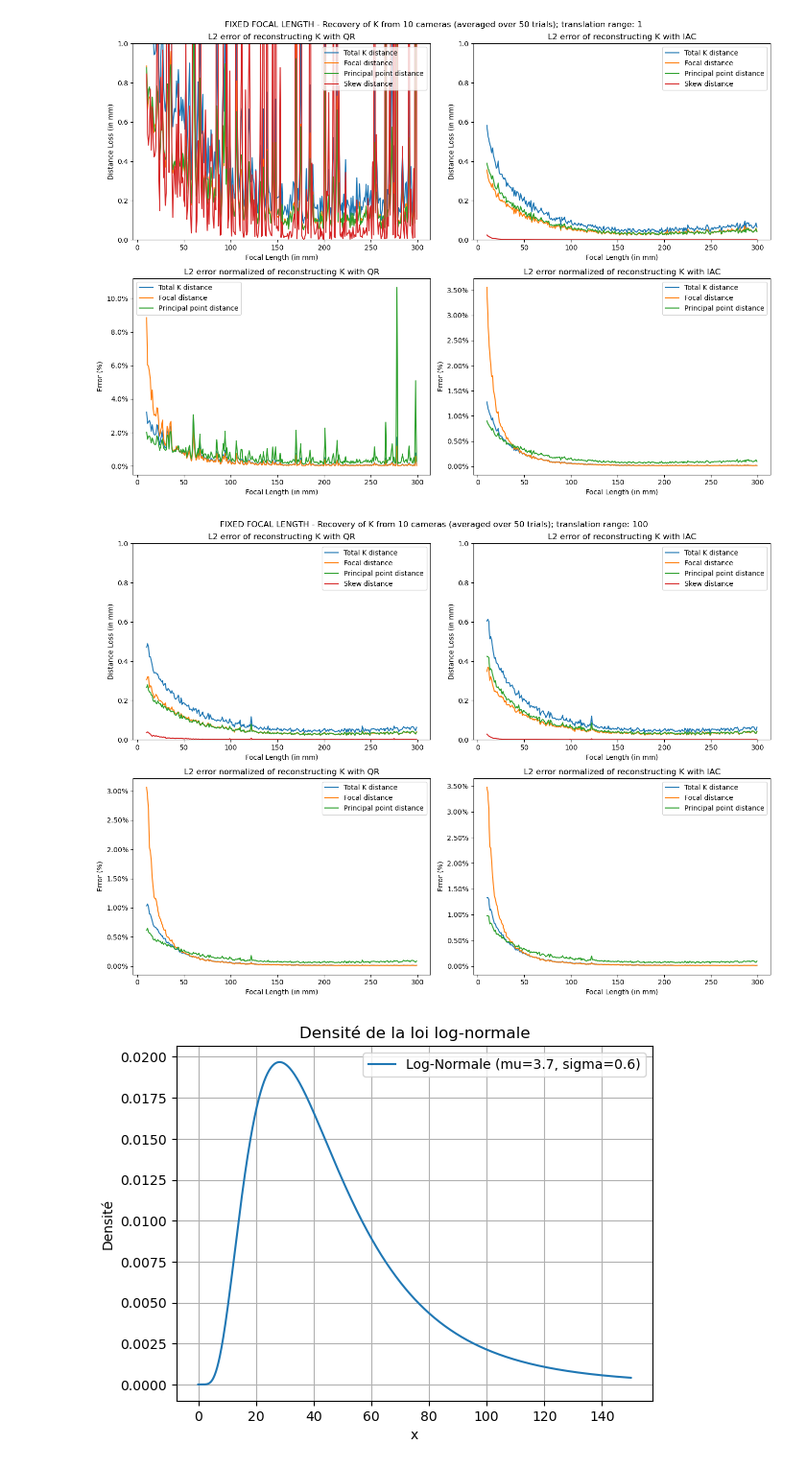
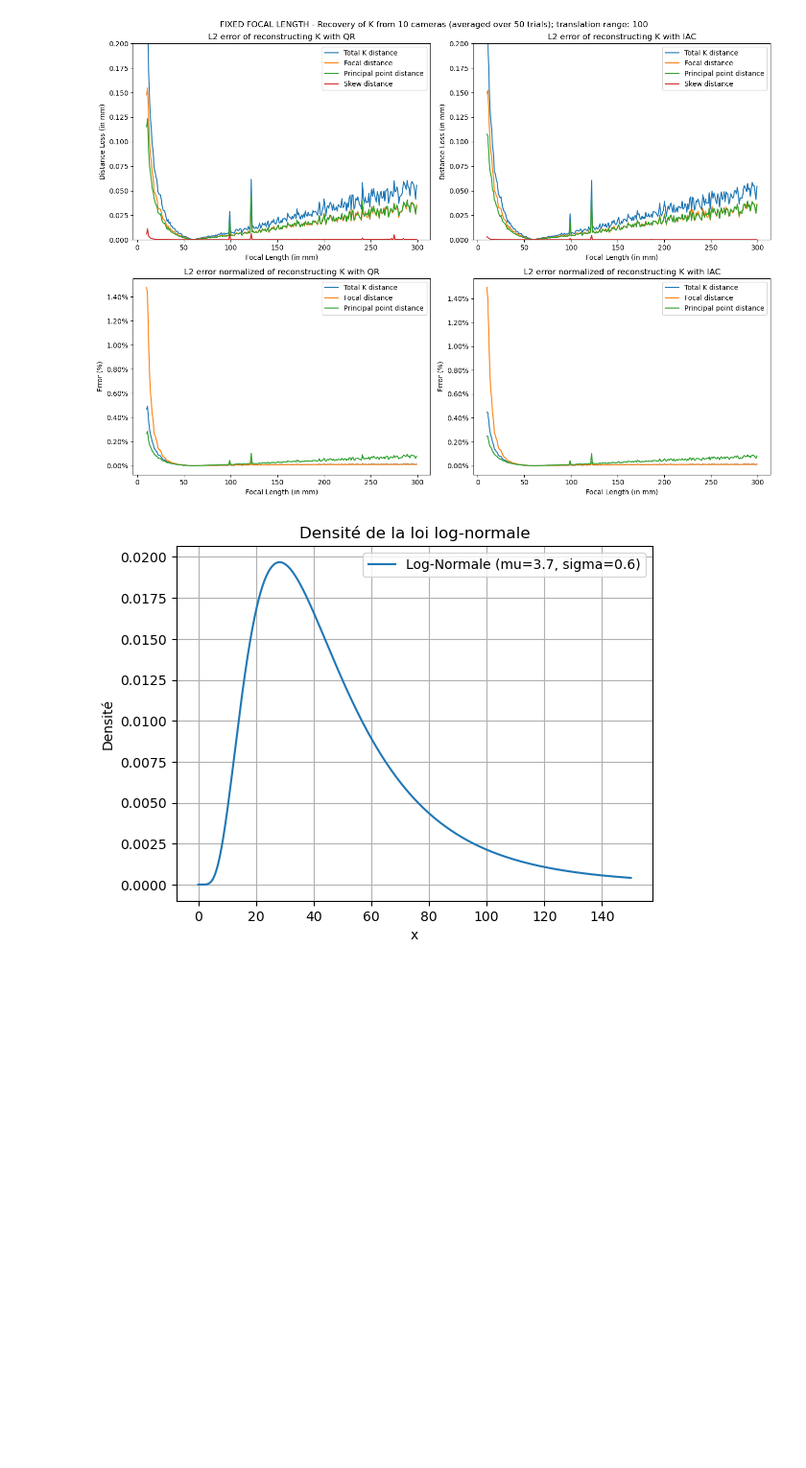
Before and after one commit to NickGtr/Autocalibration_IsolatedTesting, a Jupyter notebook: python/print_graphs.ipynb, the cells around one changed output. Shown at 96% size. Drawn from its saved outputs; the diff is of its cells as text; code cells hidden in the pictures; blank space fills up the shorter version.

```diff
--- a/python/print_graphs.ipynb
+++ b/python/print_graphs.ipynb
@@ -8,8 +8,9 @@ import os
 from scipy.stats import lognorm
 
 from utils import QRvsIAC_10vs50_1997paper, QRvsIAC_10vs50
+base_path = "/Data/gautt/bundle_adjustment/autocalibration_project/results"
 # %%
-ylim = 1.5
+ylim = 0.4
 
 # print("A Comparison of QR vs IAC to recover K depending on translation: single trial per focal length")
 
@@ -102,9 +101,9 @@ def RecoverK_DetailedError(num_cams : int, num_reconstructions : int, translatio
 # %%
-RecoverK_DetailedError(10, 50, 1, ylim=1)
-RecoverK_DetailedError(10, 50, 100, ylim=1)
+RecoverK_DetailedError(10, 50, 100, ylim=0.2)
+
+# RecoverK_DetailedError(10, 50, 100, ylim=0.2)
 # %% [output]
-[figure, old version]
+[figure, new version]
-[figure, removed]
 # %%
 def QRvsIAC_10vs50_varying(num_reconstructions, translation_range, mean = 50, stddev = 25, ylim = None):
 
```
Also changed, not shown: parts of 6 cells of this notebook, 4 other files.
